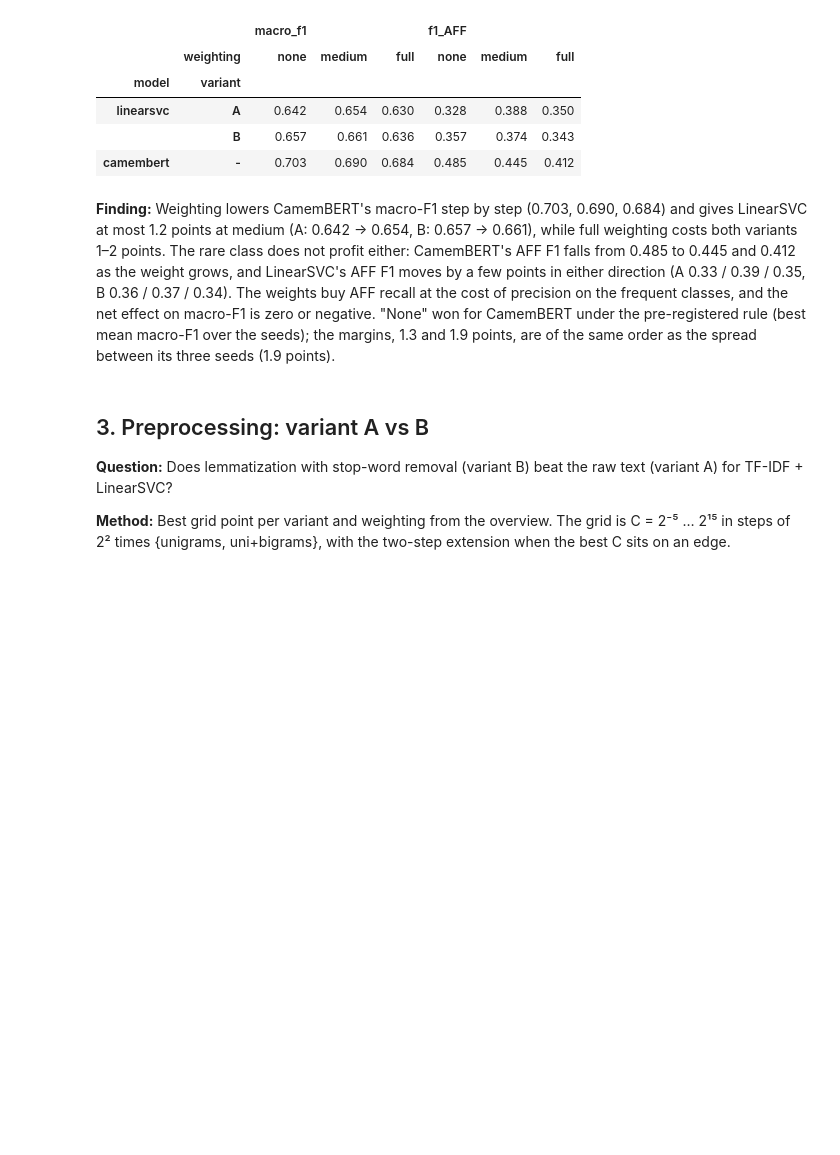
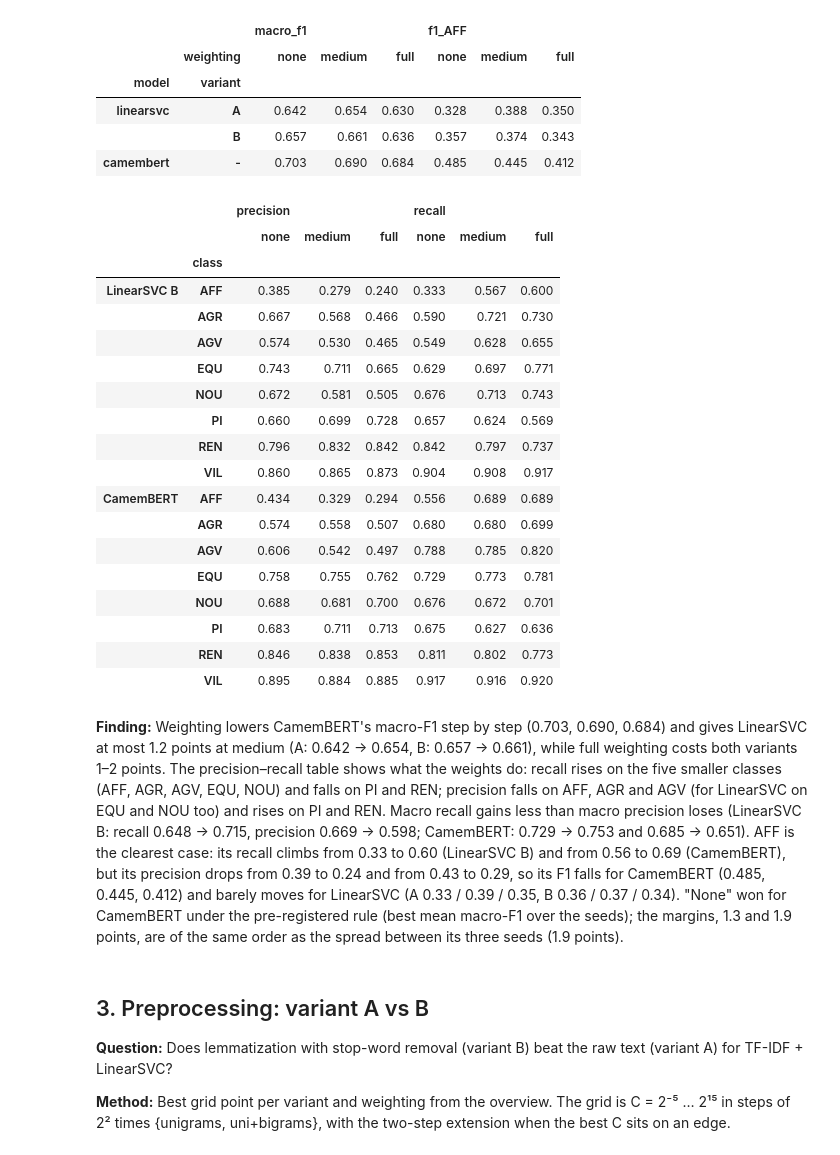
Before and after one commit to dinosmuc/geneva-building-permit-classification, a Jupyter notebook: notebooks/03_validation_results.ipynb, the cells around one changed output. Saved outputs shown, nothing was run; the diff lists cells and outputs as text; code cells hidden in the pictures; blank space fills up the shorter version.

Commit message:
Revise the validation notebook's weighting and data findings

```diff
--- a/notebooks/03_validation_results.ipynb
+++ b/notebooks/03_validation_results.ipynb
@@ -77,16 +87,61 @@ weighting.pivot(index=["model", "variant"], columns="weighting", values=["macro_
 | linearsvc | A | 0.642 | 0.654 | 0.630 | 0.328 | 0.388 | 0.350 |
 |  | B | 0.657 | 0.661 | 0.636 | 0.357 | 0.374 | 0.343 |
 | camembert | - | 0.703 | 0.690 | 0.684 | 0.485 | 0.445 | 0.412 |
+# %%
+svc_best = tracking.best(
+    selection[selection["params.model"].eq("linearsvc")], ["variant", "weighting"]
+)
+main = selection[selection["params.model"].eq("camembert") & selection["params.stage"].eq("main")]
+
+
+def by_weighting(run_ids):
+    """Per-class precision and recall for each weighting option, from the logged tables."""
+    tables = {option: tracking.mean_table(ids, "per_class.json") for option, ids in run_ids.items()}
+    wide = pd.concat(tables, axis=1).swaplevel(axis=1)
+    return wide[[(metric, option) for metric in ["precision", "recall"] for option in OPTIONS]]
+
+
+svc_b = svc_best[svc_best["params.variant"].eq("B")].set_index("params.weighting")["run_id"]
+bert = {option: main.loc[main["params.weighting"].eq(option), "run_id"] for option in OPTIONS}
+pd.concat(
+    {
+        "LinearSVC B": by_weighting({option: [svc_b[option]] for option in OPTIONS}),
+        "CamemBERT": by_weighting(bert),
+    }
+)
+# %% [output]
+|  |  | precision |  |  | recall |  |  |
+|  |  | none | medium | full | none | medium | full |
+|  | class |  |  |  |  |  |  |
+| LinearSVC B | AFF | 0.385 | 0.279 | 0.240 | 0.333 | 0.567 | 0.600 |
+|  | AGR | 0.667 | 0.568 | 0.466 | 0.590 | 0.721 | 0.730 |
+|  | AGV | 0.574 | 0.530 | 0.465 | 0.549 | 0.628 | 0.655 |
+|  | EQU | 0.743 | 0.711 | 0.665 | 0.629 | 0.697 | 0.771 |
+|  | NOU | 0.672 | 0.581 | 0.505 | 0.676 | 0.713 | 0.743 |
+|  | PI | 0.660 | 0.699 | 0.728 | 0.657 | 0.624 | 0.569 |
+|  | REN | 0.796 | 0.832 | 0.842 | 0.842 | 0.797 | 0.737 |
+|  | VIL | 0.860 | 0.865 | 0.873 | 0.904 | 0.908 | 0.917 |
+| CamemBERT | AFF | 0.434 | 0.329 | 0.294 | 0.556 | 0.689 | 0.689 |
+|  | AGR | 0.574 | 0.558 | 0.507 | 0.680 | 0.680 | 0.699 |
+|  | AGV | 0.606 | 0.542 | 0.497 | 0.788 | 0.785 | 0.820 |
+|  | EQU | 0.758 | 0.755 | 0.762 | 0.729 | 0.773 | 0.781 |
+|  | NOU | 0.688 | 0.681 | 0.700 | 0.676 | 0.672 | 0.701 |
+|  | PI | 0.683 | 0.711 | 0.713 | 0.675 | 0.627 | 0.636 |
+|  | REN | 0.846 | 0.838 | 0.853 | 0.811 | 0.802 | 0.773 |
+|  | VIL | 0.895 | 0.884 | 0.885 | 0.917 | 0.916 | 0.920 |
 # %% [markdown]
 **Finding:** Weighting lowers CamemBERT's macro-F1 step by step (0.703, 0.690, 0.684) and gives
 LinearSVC at most 1.2 points at medium (A: 0.642 → 0.654, B: 0.657 → 0.661), while full weighting
-costs both variants 1–2 points. The rare class does not profit either: CamemBERT's AFF F1 falls from
-0.485 to 0.445 and 0.412 as the weight grows, and LinearSVC's AFF F1 moves by a few points in
-either direction (A 0.33 / 0.39 / 0.35, B 0.36 / 0.37 / 0.34). The weights buy AFF recall at the
-cost of precision on the frequent classes, and the net effect on macro-F1 is zero or negative.
-"None" won for CamemBERT under the pre-registered rule (best mean macro-F1 over the seeds); the
-margins, 1.3 and 1.9 points, are of the same order as the spread between its three seeds
-(1.9 points).
+costs both variants 1–2 points. The precision–recall table shows what the weights do: recall rises
+on the five smaller classes (AFF, AGR, AGV, EQU, NOU) and falls on PI and REN; precision falls on
+AFF, AGR and AGV (for LinearSVC on EQU and NOU too) and rises on PI and REN. Macro recall gains
+less than macro precision loses (LinearSVC B: recall 0.648 → 0.715, precision 0.669 → 0.598;
+CamemBERT: 0.729 → 0.753 and 0.685 → 0.651). AFF is the clearest case: its recall climbs from 0.33
+to 0.60 (LinearSVC B) and from 0.56 to 0.69 (CamemBERT), but its precision drops from 0.39 to 0.24
+and from 0.43 to 0.29, so its F1 falls for CamemBERT (0.485, 0.445, 0.412) and barely moves for
+LinearSVC (A 0.33 / 0.39 / 0.35, B 0.36 / 0.37 / 0.34). "None" won for CamemBERT under the
+pre-registered rule (best mean macro-F1 over the seeds); the margins, 1.3 and 1.9 points, are of
+the same order as the spread between its three seeds (1.9 points).
 # %% [markdown]
 ## 3. Preprocessing: variant A vs B
 
```
Also changed, not shown: parts of 5 cells of this notebook.
